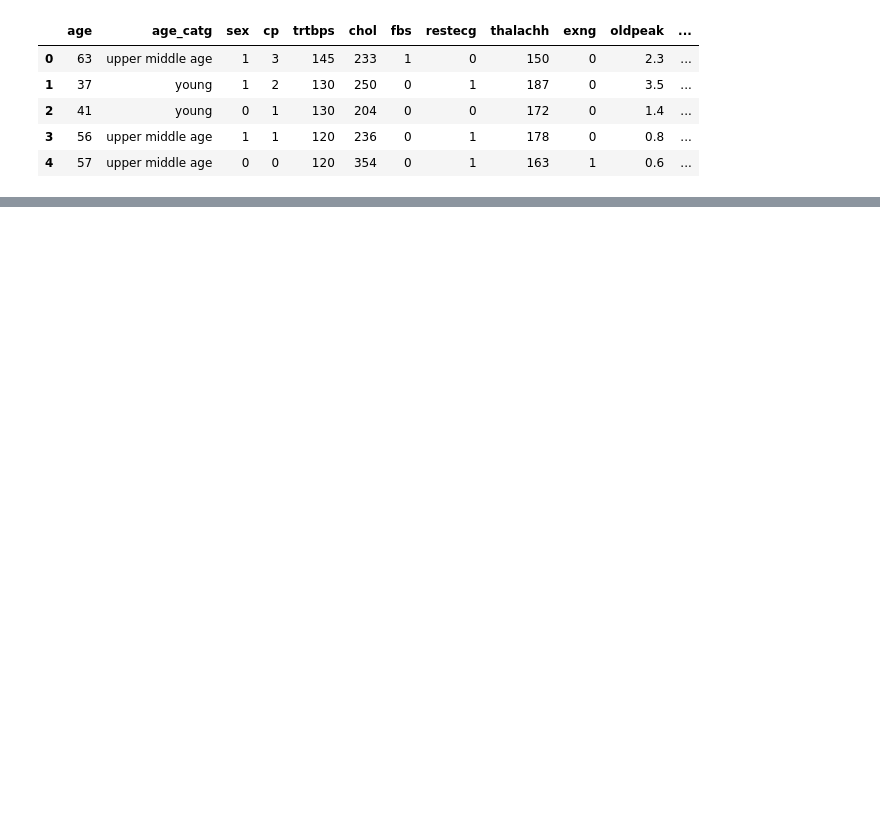
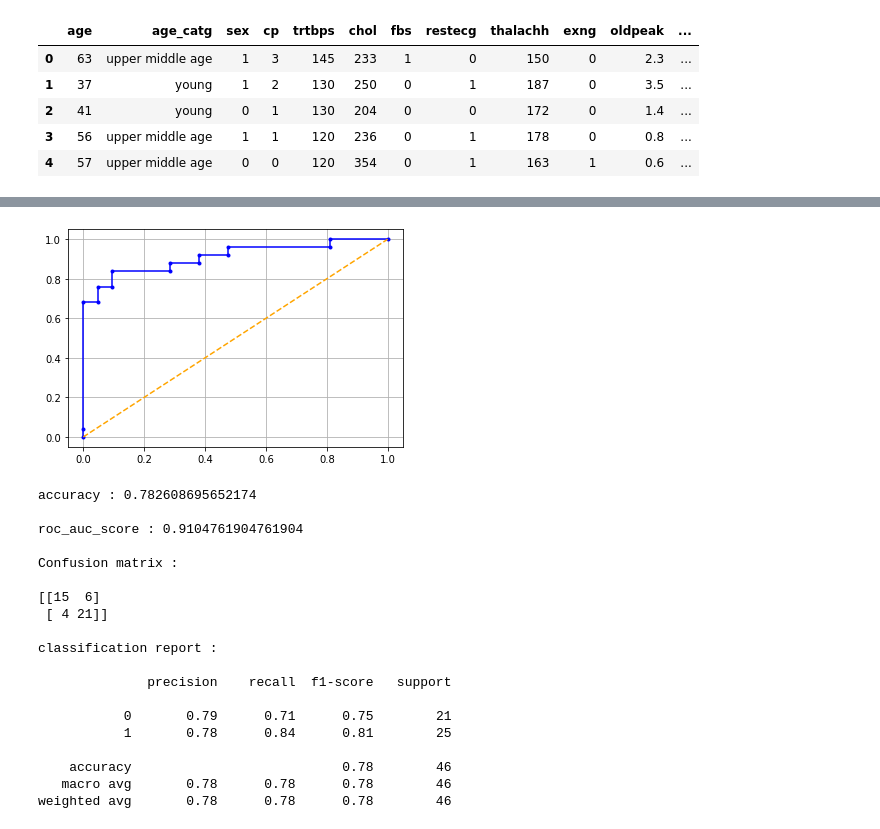
Before and after one commit to SharanKalyan/Heart-attack-predctions, a Jupyter notebook: machine learning.ipynb, the cells around one changed output, grey strips where cells are left out. Cells and saved outputs as stored; diff of their text form; code cells hidden in the pictures; blank space fills up the shorter version.

```diff
--- a/machine learning.ipynb
+++ b/machine learning.ipynb
@@ -140,6 +130,3 @@ Name: output, dtype: int64
 1    54.46
 0    45.54
 Name: output, dtype: float64
-# %%
-for i in df.columns:
-    print(i,':',df[i].nunique())
@@ -243,0 +197,52 @@ sex_op
+# %%
+x = df.drop('output',axis=1)
+y = df.output
+# %%
+xtrain,xtest,ytrain,ytest = train_test_split(x,y,test_size=0.15, random_state=44)
+# %%
+lr = LogisticRegression()
+kn = KNeighborsClassifier()
+dt = DecisionTreeClassifier()
+rf = RandomForestClassifier()
+gb = GradientBoostingClassifier()
+xgb = XGBClassifier()
+xgbrf = XGBRFClassifier()
+cat = CatBoostClassifier()
+lgb = LGBMClassifier()
+# %%
+lr.fit(xtrain,ytrain)
+lr_test_pred = lr.predict(xtest)
+lr_test_pp = lr.predict_proba(xtest)
+lr_test_pp = lr_test_pp[:,1]
+fpr,tpr,thres = roc_curve(ytest,lr_test_pp)
+plt.plot(fpr,tpr,color='b',marker='.')
+plt.plot([0,1],linestyle='--',color='orange')
+plt.grid()
+plt.show()
+print('\naccuracy :',accuracy_score(ytest,lr_test_pred))
+print('\nroc_auc_score :',roc_auc_score(ytest,lr_test_pp))
+print('\nConfusion matrix :\n')
+print(confusion_matrix(ytest,lr_test_pred))
+print('\nclassification report :\n')
+print(classification_report(ytest,lr_test_pred))
+# %% [output]
+[figure, added]
+accuracy : 0.782608695652174
+
+roc_auc_score : 0.9104761904761904
+
+Confusion matrix :
+
+[[15  6]
+ [ 4 21]]
+
+classification report :
+
+              precision    recall  f1-score   support
+
+           0       0.79      0.71      0.75        21
+           1       0.78      0.84      0.81        25
+
+    accuracy                           0.78        46
+   macro avg       0.78      0.78      0.78        46
+weighted avg       0.78      0.78      0.78        46
```
Also changed, not shown: parts of 26 cells of this notebook.
